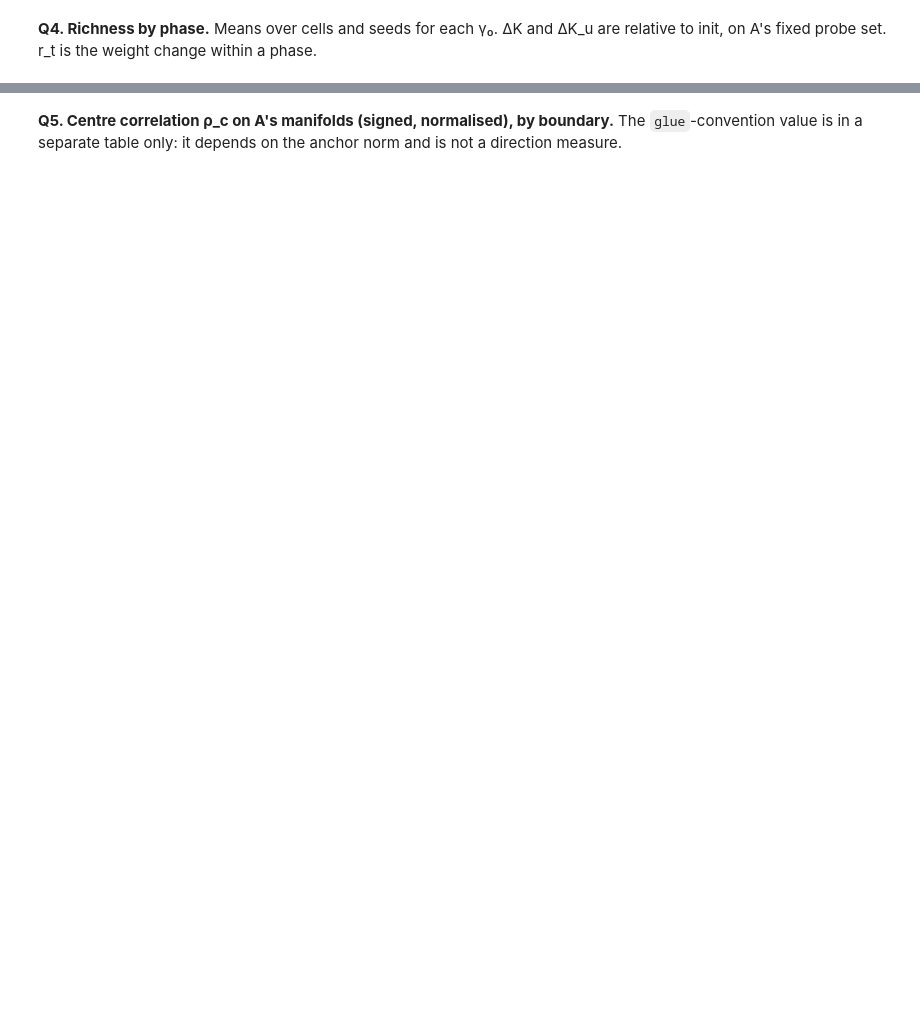
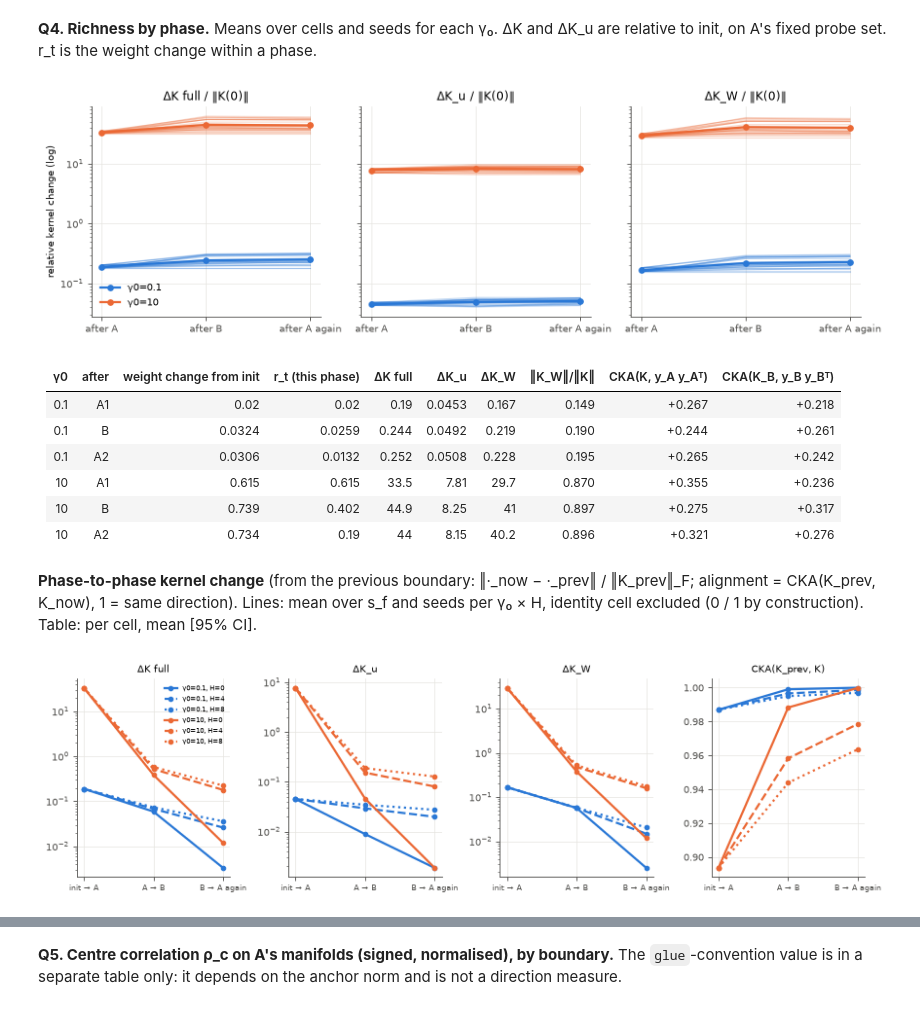
Before and after one commit to kat-ko/GeometryOfForgetting, a Jupyter notebook: notebooks/core/aba_controlled.ipynb, the cells around one changed output, grey strips where cells are left out. Saved outputs shown, nothing was run; the diff lists cells and outputs as text; code cells hidden in the pictures; blank space fills up the shorter version.

```diff
--- a/notebooks/core/aba_controlled.ipynb
+++ b/notebooks/core/aba_controlled.ipynb
@@ -542,31 +848,43 @@ if HAVE:
         rs = sel(g)
         for ph in PH:
             m = lambda k: np.mean([r["richness"][ph][k] for r in rs])
             rows.append([f"{g:g}", ph, f"{m('weight_change'):.3g}", f"{np.mean([r['richness']['r_t'][ph] for r in rs]):.3g}",
                          f"{m('dK_full'):.3g}", f"{m('dK_u'):.3g}", f"{m('dK_W'):.3g}", f"{m('KW_share'):.3f}",
                          f"{m('cka_K_yA'):+.3f}", f"{m('cka_K_yB'):+.3f}"])
     md_table(["γ0", "after", "weight change from init", "r_t (this phase)", "ΔK full", "ΔK_u", "ΔK_W", "‖K_W‖/‖K‖",
               "CKA(K, y_A y_Aᵀ)", "CKA(K_B, y_B y_Bᵀ)"], rows)
     display(Markdown("**Phase-to-phase kernel change** (from the previous boundary: ‖·_now − ·_prev‖ / ‖K_prev‖_F; "
                      "alignment = CKA(K_prev, K_now), 1 = same direction). Lines: mean over s_f and seeds per γ₀ × H, "
                      "identity cell excluded (0 / 1 by construction). Table: per cell, mean [95% CI]."))
     TR = (("A1", "init → A"), ("B", "A → B"), ("A2", "B → A again"))
     fig, axes = plt.subplots(1, 4, figsize=(11, 3.2))
     for ax, (k, lab) in zip(axes, [("dK_full_step", "ΔK full"), ("dK_u_step", "ΔK_u"), ("dK_W_step", "ΔK_W"), ("align_step", "CKA(K_prev, K)")]):
         for g in cfg.gammas:
             for hi, h in enumerate(cfg.hammings):
                 rs = [r for r in sel(g, h) if not IDENTITY(h, r["spec"]["s_f"])]
                 if rs: ax.plot(range(3), [np.mean([r["richness"][ph][k] for r in rs]) for ph, _ in TR], color=GAMMA_COL[g],
                                linestyle=["-", "--", ":", "-."][hi], marker="o", markersize=4,
                                label=f"γ0={g:g}, H={h}" if k == "dK_full_step" else None)
         if k != "align_step": ax.set_yscale("log")
         ax.set_xticks(range(3), [t for _, t in TR], fontsize=7); ax.set_title(lab, fontsize=9)
     axes[0].legend(frameon=False, fontsize=6); plt.tight_layout(); plt.show()
     rows = []
     for g, sf, h in CELLS:
         rs = sel(g, h, sf)
         if not rs: continue
         for ph, lab in TR[1:]:
-            rows.append([f"{g:g}", f"{sf:g}", h, lab] + [ci([r["richness"][ph][k] for r in rs], 4) for k in
+            rows.append([f"{g:g}", f"{sf:g}", h, lab] + [mci([r["richness"][ph][k] for r in rs], 4) for k in
                                                          ("dK_full_step", "dK_u_step", "dK_W_step", "align_step")])
     md_table(["γ0", "s_f", "H", "transition", "ΔK full", "ΔK_u", "ΔK_W", "CKA(K_prev, K)"], rows)
+# %% [output]
+[figure, added]
+| γ0 | after | weight change from init | r_t (this phase) | ΔK full | ΔK_u | ΔK_W | ‖K_W‖/‖K‖ | CKA(K, y_A y_Aᵀ) | CKA(K_B, y_B y_Bᵀ) |
+|---|---|---|---|---|---|---|---|---|---|
+| 0.1 | A1 | 0.02 | 0.02 | 0.19 | 0.0453 | 0.167 | 0.149 | +0.267 | +0.218 |
+| 0.1 | B | 0.0324 | 0.0259 | 0.244 | 0.0492 | 0.219 | 0.190 | +0.244 | +0.261 |
+| 0.1 | A2 | 0.0306 | 0.0132 | 0.252 | 0.0508 | 0.228 | 0.195 | +0.265 | +0.242 |
+| 10 | A1 | 0.615 | 0.615 | 33.5 | 7.81 | 29.7 | 0.870 | +0.355 | +0.236 |
+| 10 | B | 0.739 | 0.402 | 44.9 | 8.25 | 41 | 0.897 | +0.275 | +0.317 |
+| 10 | A2 | 0.734 | 0.19 | 44 | 8.15 | 40.2 | 0.896 | +0.321 | +0.276 |
+**Phase-to-phase kernel change** (from the previous boundary: ‖·_now − ·_prev‖ / ‖K_prev‖_F; alignment = CKA(K_prev, K_now), 1 = same direction). Lines: mean over s_f and seeds per γ₀ × H, identity cell excluded (0 / 1 by construction). Table: per cell, mean [95% CI].
+[figure, added]
```
Also changed, not shown: parts of 25 cells of this notebook.
